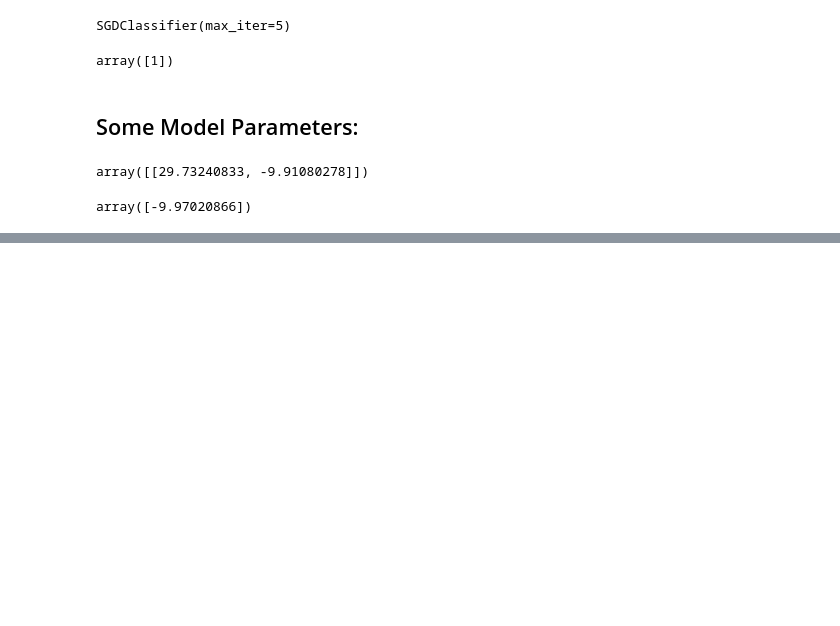
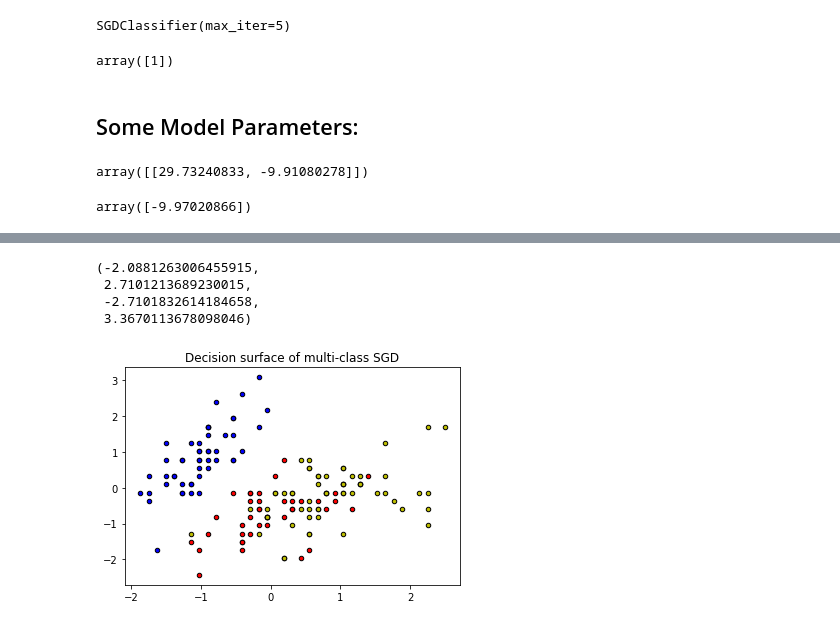
Before and after one commit to rahkooy/Machine_Learning, a Jupyter notebook: sgd.ipynb, the cells around one changed output, grey strips where cells are left out. Saved outputs shown, nothing was run; the diff lists cells and outputs as text; code cells hidden in the pictures; blank space fills up the shorter version.

```diff
--- a/sgd.ipynb
+++ b/sgd.ipynb
@@ -31,0 +73,21 @@ https://scikit-learn.org/stable/auto_examples/linear_model/plot_sgd_iris.html#sp
+# %%
+# Plot also the training points
+for i, color in zip(clf.classes_, colors):
+    idx = np.where(y == i)
+    plt.scatter(
+        X[idx, 0],
+        X[idx, 1],
+        c=color,
+        label=iris.target_names[i],
+        cmap=plt.cm.Paired,
+        edgecolor="black",
+        s=20,
+    )
+plt.title("Decision surface of multi-class SGD")
+plt.axis("tight")
+# %% [output]
+(-2.0881263006455915,
+ 2.7101213689230015,
+ -2.7101832614184658,
+ 3.3670113678098046)
+[figure, added]
```
Also changed, not shown: parts of 7 cells of this notebook.
